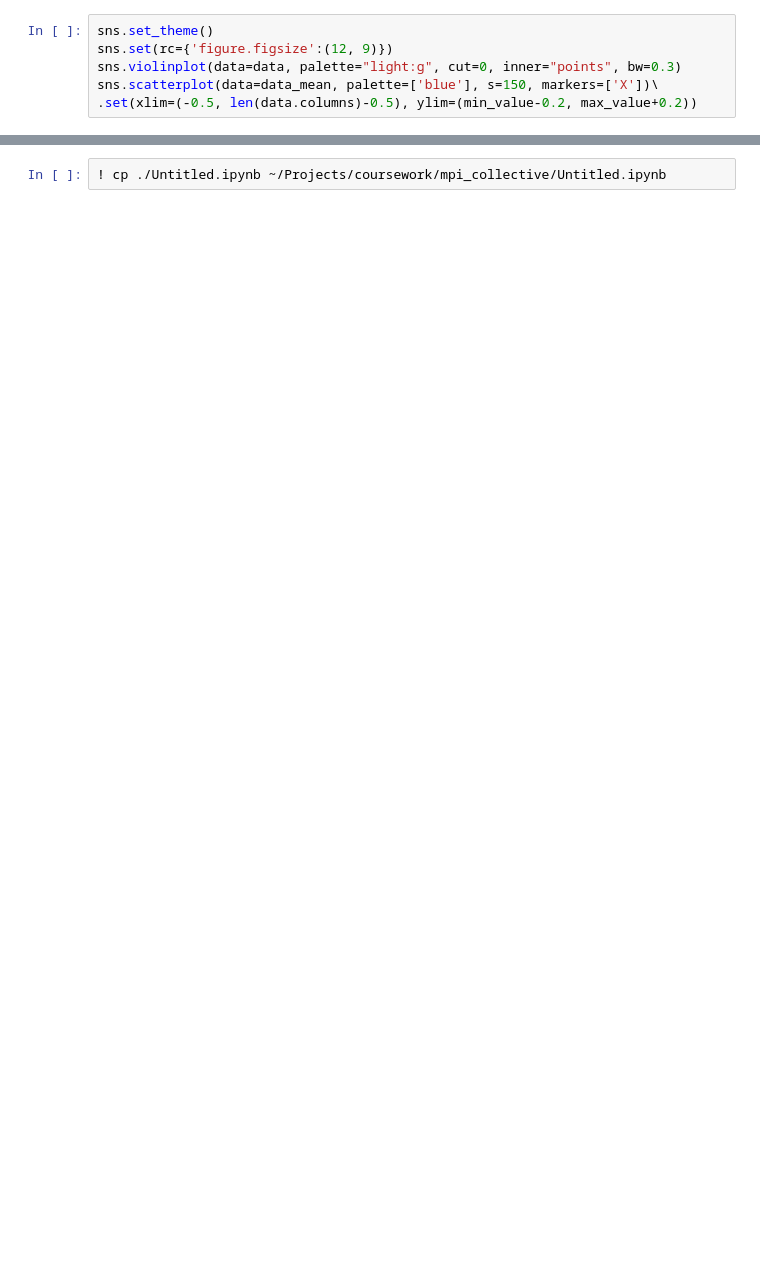
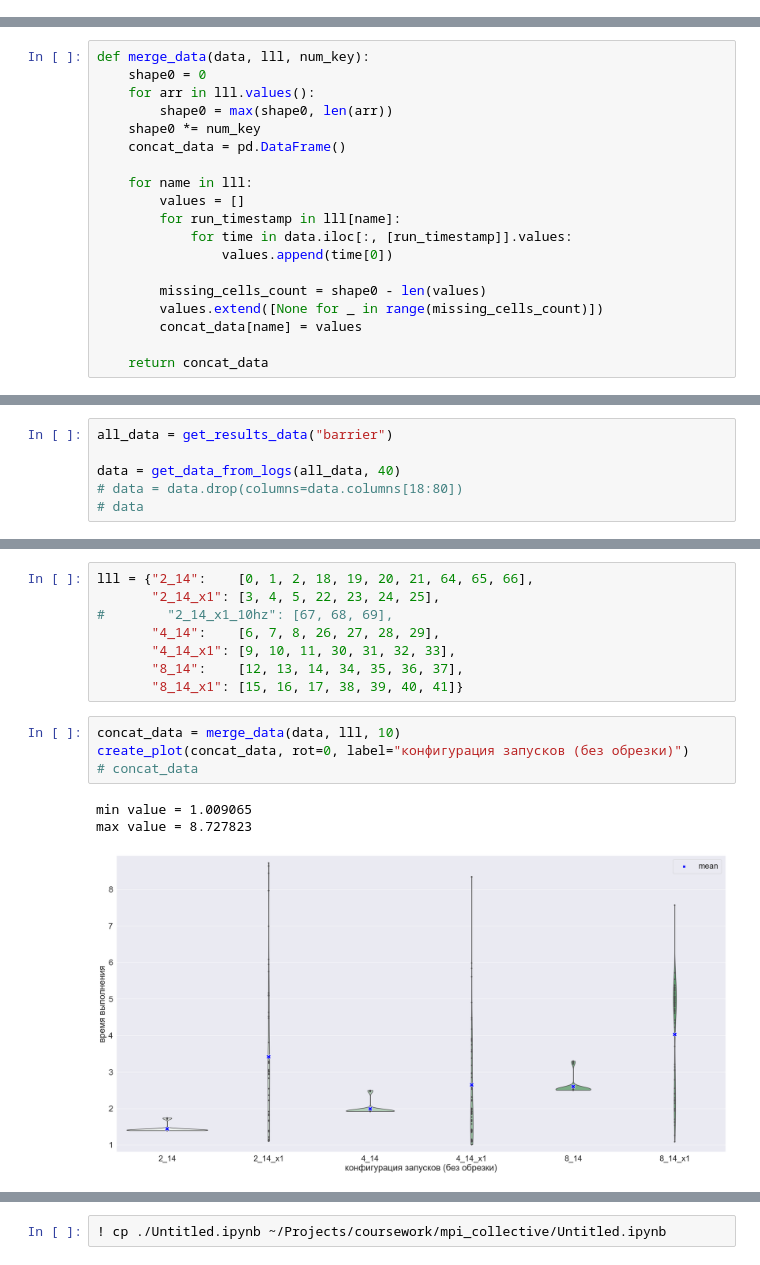
Before and after one commit to jqp4/acad-2021-NVIDIA-GPU, a Jupyter notebook: mpi_collective/Untitled.ipynb, the cells around one changed output, grey strips where cells are left out. Cells and saved outputs as stored; diff of their text form; blank space fills up the shorter version.

```diff
--- a/mpi_collective/Untitled.ipynb
+++ b/mpi_collective/Untitled.ipynb
@@ -144,6 +0,0 @@ max value = 8.158129
-# %%
-sns.set_theme()
-sns.set(rc={'figure.figsize':(12, 9)})
-sns.violinplot(data=data, palette="light:g", cut=0, inner="points", bw=0.3)
-sns.scatterplot(data=data_mean, palette=['blue'], s=150, markers=['X'])\
-.set(xlim=(-0.5, len(data.columns)-0.5), ylim=(min_value-0.2, max_value+0.2))
@@ -152,0 +104,19 @@ sns.scatterplot(data=data_mean, palette=['blue'], s=150, markers=['X'])\
+# %%
+def merge_data(data, lll, num_key):
+    shape0 = 0
+    for arr in lll.values():
+        shape0 = max(shape0, len(arr))
+    shape0 *= num_key
+    concat_data = pd.DataFrame()
+
+    for name in lll:
+        values = []
+        for run_timestamp in lll[name]:
+            for time in data.iloc[:, [run_timestamp]].values:
+                values.append(time[0])
+
+        missing_cells_count = shape0 - len(values)
+        values.extend([None for _ in range(missing_cells_count)])
+        concat_data[name] = values
+
+    return concat_data
@@ -152,0 +167,6 @@ sns.scatterplot(data=data_mean, palette=['blue'], s=150, markers=['X'])\
+# %%
+all_data = get_results_data("barrier")
+
+data = get_data_from_logs(all_data, 40)
+# data = data.drop(columns=data.columns[18:80])
+# data
@@ -152,0 +197,16 @@ sns.scatterplot(data=data_mean, palette=['blue'], s=150, markers=['X'])\
+# %%
+lll = {"2_14":    [0, 1, 2, 18, 19, 20, 21, 64, 65, 66],
+       "2_14_x1": [3, 4, 5, 22, 23, 24, 25],
+#        "2_14_x1_10hz": [67, 68, 69],
+       "4_14":    [6, 7, 8, 26, 27, 28, 29],
+       "4_14_x1": [9, 10, 11, 30, 31, 32, 33],
+       "8_14":    [12, 13, 14, 34, 35, 36, 37],
+       "8_14_x1": [15, 16, 17, 38, 39, 40, 41]}
+# %%
+concat_data = merge_data(data, lll, 10)
+create_plot(concat_data, rot=0, label="конфигурация запусков (без обрезки)")
+# concat_data
+# %% [output]
+min value = 1.009065
+max value = 8.727823
+[figure, added]
```
Also changed, not shown: parts of 50 cells of this notebook, 37 other files.
